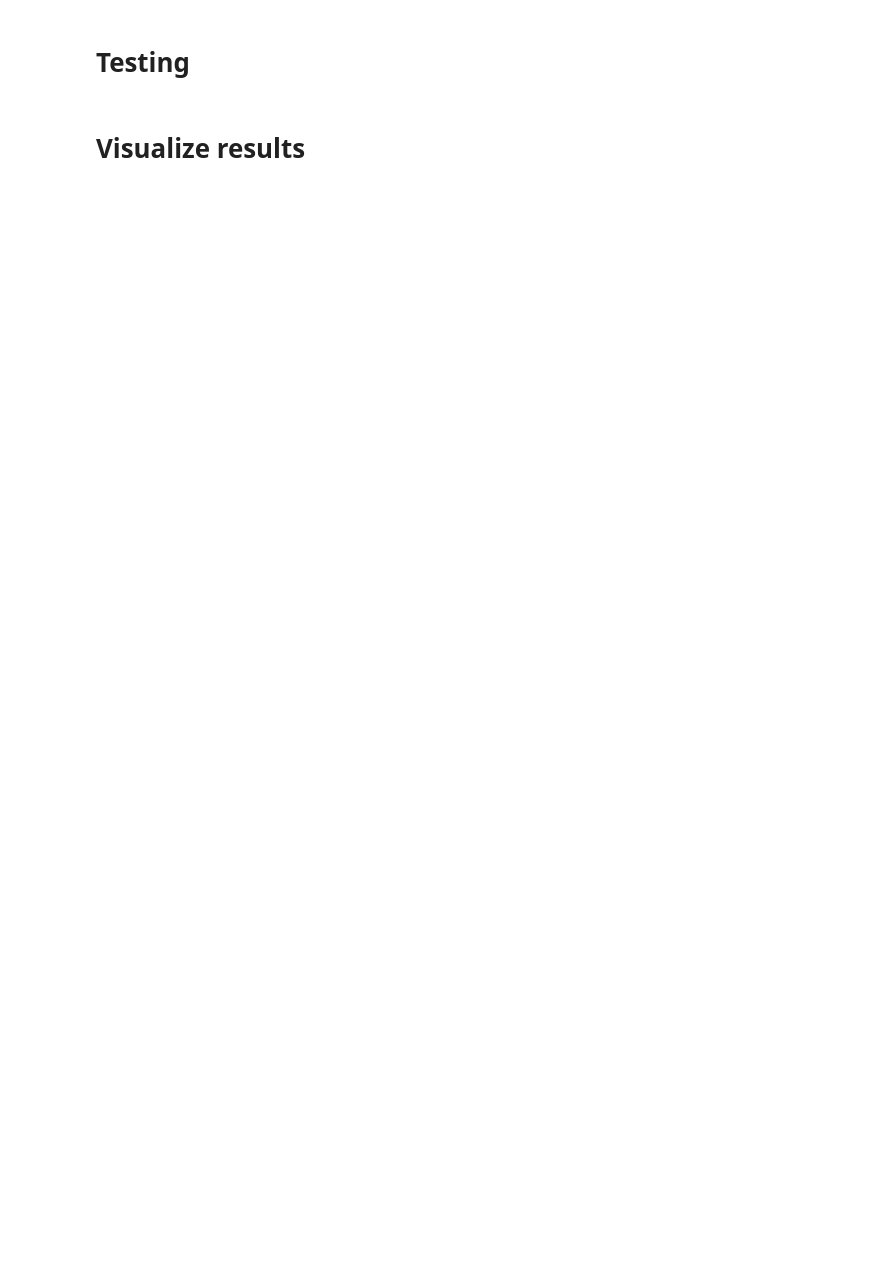
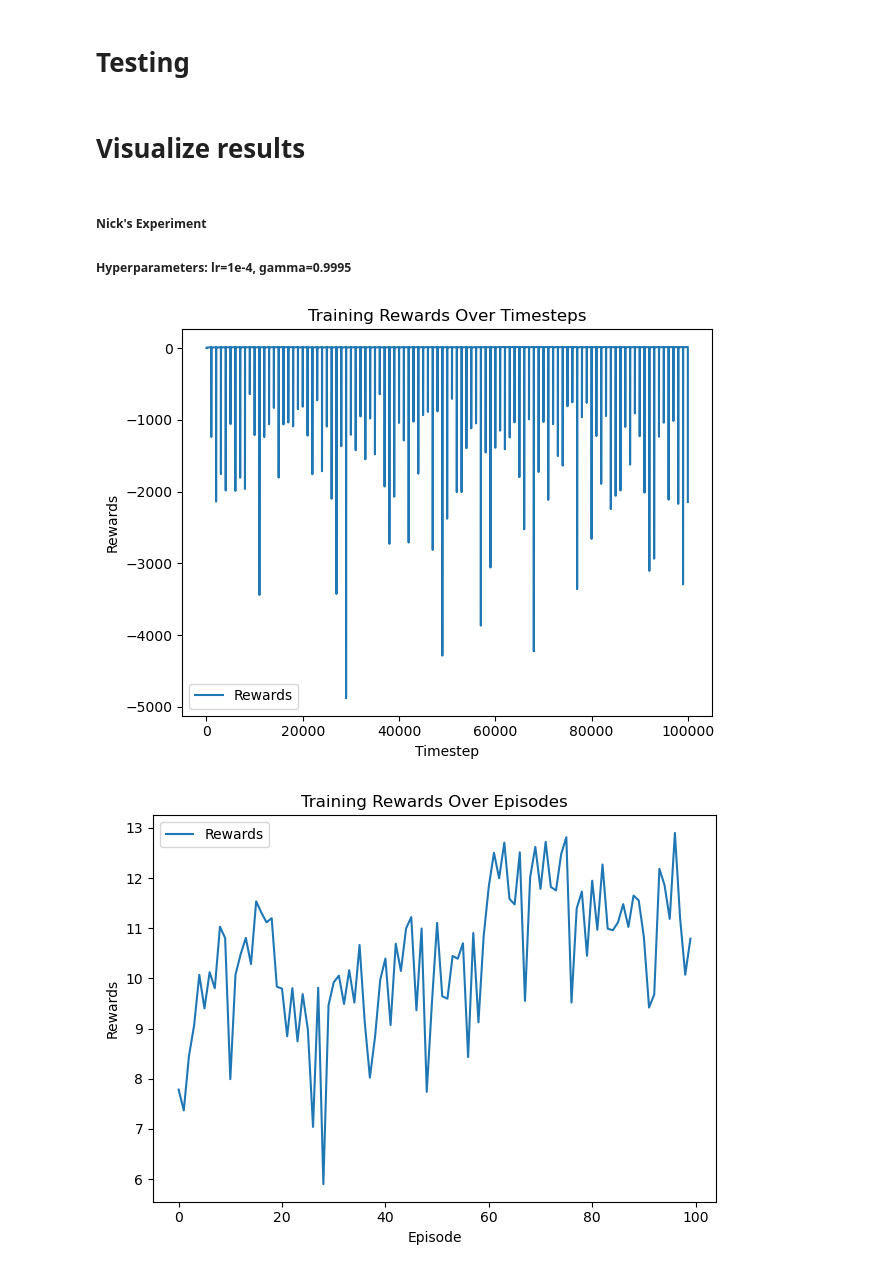
Before and after one commit to LucasHartmanWestern/cs_9170_project, a Jupyter notebook: main.ipynb, the cells around one changed output. Cells and saved outputs as stored; diff of their text form; code cells hidden in the pictures; blank space fills up the shorter version.

```diff
--- a/main.ipynb
+++ b/main.ipynb
@@ -525,0 +154,20 @@ print(f"Test Results | MSE: {mse} | MAE: {mae} | Female MSE: {female_mse}")
+# %%
+results_folder_name = "saved_results" # change this to whatever folder the results are saved in
+# %% [markdown]
+##### Nick's Experiment
+##### Hyperparameters: lr=1e-4, gamma=0.9995
+# %%
+# Plotting Nick's Experiment results
+training_metrics_path = os.path.join(results_folder_name, 'nick', 'metrics', 'training_metrics_nick.json')
+baseline_metrics_path = os.path.join(results_folder_name, 'nick', 'metrics', 'baseline_metrics_nick.json')
+save_path = os.path.join(results_folder_name, 'nick', 'plots')
+os.makedirs(save_path, exist_ok=True)
+
+plot_rewards(training_metrics_path, save_path)
+plot_episode_rewards(training_metrics_path, save_path)
+plot_cumulative_rewards(training_metrics_path, save_path)
+plot_mse_hist(baseline_metrics_path, training_metrics_path, save_path)
+plot_female_mse_hist(baseline_metrics_path, training_metrics_path, save_path)
+# %% [output]
+[figure, added]
+[figure, added]
```
Also changed, not shown: parts of 15 cells of this notebook, 43 other files.
